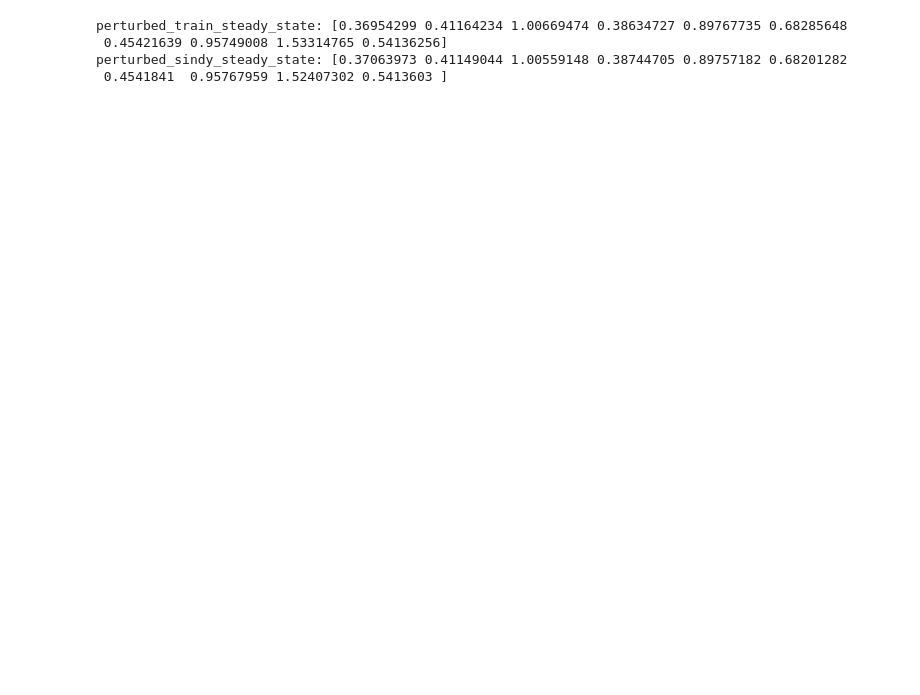
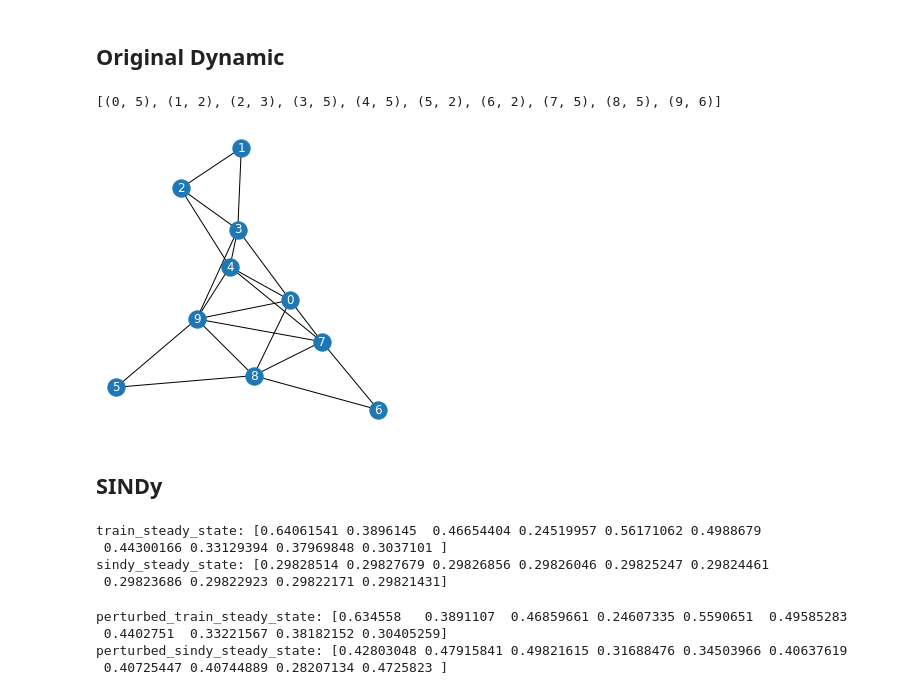
Before and after one commit to aliydgr/ms-thesis, a Jupyter notebook: information-flow-sindy.ipynb, the cells around one changed output. Saved outputs shown, nothing was run; the diff lists cells and outputs as text; code cells hidden in the pictures; blank space fills up the shorter version.

Commit message:
Change information_flow notebook to use libs

```diff
--- a/information-flow-sindy.ipynb
+++ b/information-flow-sindy.ipynb
@@ -138,0 +8,36 @@ x_sindy_perturbed = apply_perturbation(alpha, perturbed_node, sindy_steady_state
+# %%
+dynamic = 'bio'
+topology = 'small_world'
+
+number_of_nodes = 10
+dt = .01
+alpha = 2
+perturbed_node = 8
+x0 = np.random.rand(number_of_nodes) * 100
+# %% [markdown]
+## Original Dynamic
+# %%
+graph = get_graph(number_of_nodes, topology)
+func = get_dynamic_function(dynamic)
+custom_library = get_custom_library(dynamic)
+
+x_train = create_dataset(graph, func, x0, dt)
+train_steady_state = find_steady_state(x_train)
+train_perturbed = create_perturbed_state(alpha, perturbed_node, train_steady_state)
+x_train_perturbed = apply_perturbation_by_function(func, train_perturbed, dt)
+perturbed_train_steady_state = find_steady_state(x_train_perturbed)
+x_train_flow = flow(x_train_perturbed)
+
+train_perturbed_full = train_steady_state * alpha
+g_matrix_train = calculate_g_by_function(train_perturbed_full, train_steady_state, func, dt)
+g_train_dist = find_matrix_dist(g_matrix_train)
+f_train, logf_train = calculate_f(g_matrix_train, graph.degree)
+# %%
+print(graph.degree)
+plt.rcParams["figure.figsize"] = (4,4)
+nx.draw(graph, with_labels=True, font_color='white')
+# %% [output]
+[(0, 5), (1, 2), (2, 3), (3, 5), (4, 5), (5, 2), (6, 2), (7, 5), (8, 5), (9, 6)]
+[figure, added]
+# %% [markdown]
+## SINDy
@@ -139,11 +48,23 @@ x_sindy_perturbed = apply_perturbation(alpha, perturbed_node, sindy_steady_state
+# %%
+x_test = generate_data_by_model(model, x_train[0], dt)
+sindy_steady_state = find_steady_state(x_test)
+
+print('train_steady_state:', train_steady_state)
+print('sindy_steady_state:', sindy_steady_state)
+# %% [output]
+train_steady_state: [0.64061541 0.3896145  0.46654404 0.24519957 0.56171062 0.4988679
+ 0.44300166 0.33129394 0.37969848 0.3037101 ]
+sindy_steady_state: [0.29828514 0.29827679 0.29826856 0.29826046 0.29825247 0.29824461
+ 0.29823686 0.29822923 0.29822171 0.29821431]
 # %%
-perturbed_train_steady_state = find_steady_state(x_train_perturbed)
+sindy_perturbed = create_perturbed_state(alpha, perturbed_node, sindy_steady_state)
+x_sindy_perturbed = apply_perturbation_by_model(model, sindy_perturbed, dt)
 perturbed_sindy_steady_state = find_steady_state(x_sindy_perturbed)
 
 print('perturbed_train_steady_state:', perturbed_train_steady_state)
 print('perturbed_sindy_steady_state:', perturbed_sindy_steady_state)
 # %% [output]
-perturbed_train_steady_state: [0.36954299 0.41164234 1.00669474 0.38634727 0.89767735 0.68285648
- 0.45421639 0.95749008 1.53314765 0.54136256]
-perturbed_sindy_steady_state: [0.37063973 0.41149044 1.00559148 0.38744705 0.89757182 0.68201282
- 0.4541841  0.95767959 1.52407302 0.5413603 ]
+perturbed_train_steady_state: [0.634558   0.3891107  0.46859661 0.24607335 0.5590651  0.49585283
+ 0.4402751  0.33221567 0.38182152 0.30405259]
+perturbed_sindy_steady_state: [0.42803048 0.47915841 0.49821615 0.31688476 0.34503966 0.40637619
+ 0.40725447 0.40744889 0.28207134 0.4725823 ]
```
Also changed, not shown: parts of 22 cells of this notebook, 2 other files.
